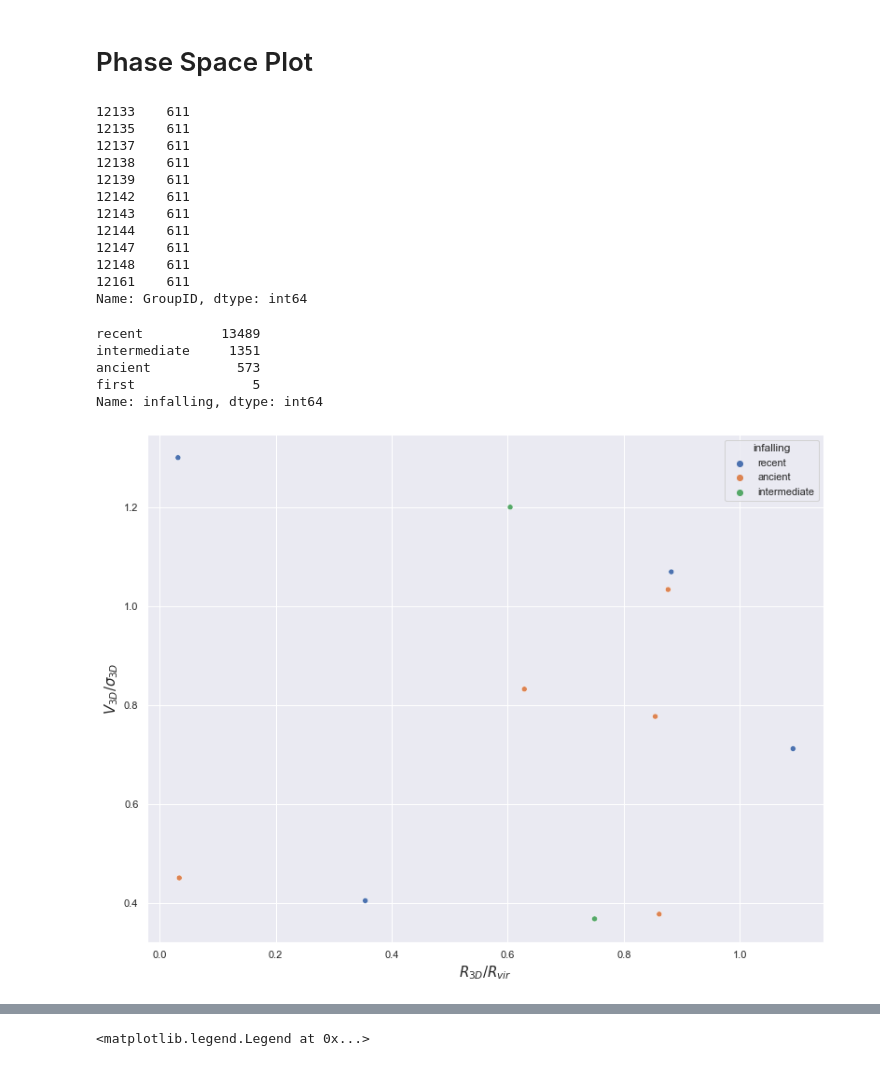
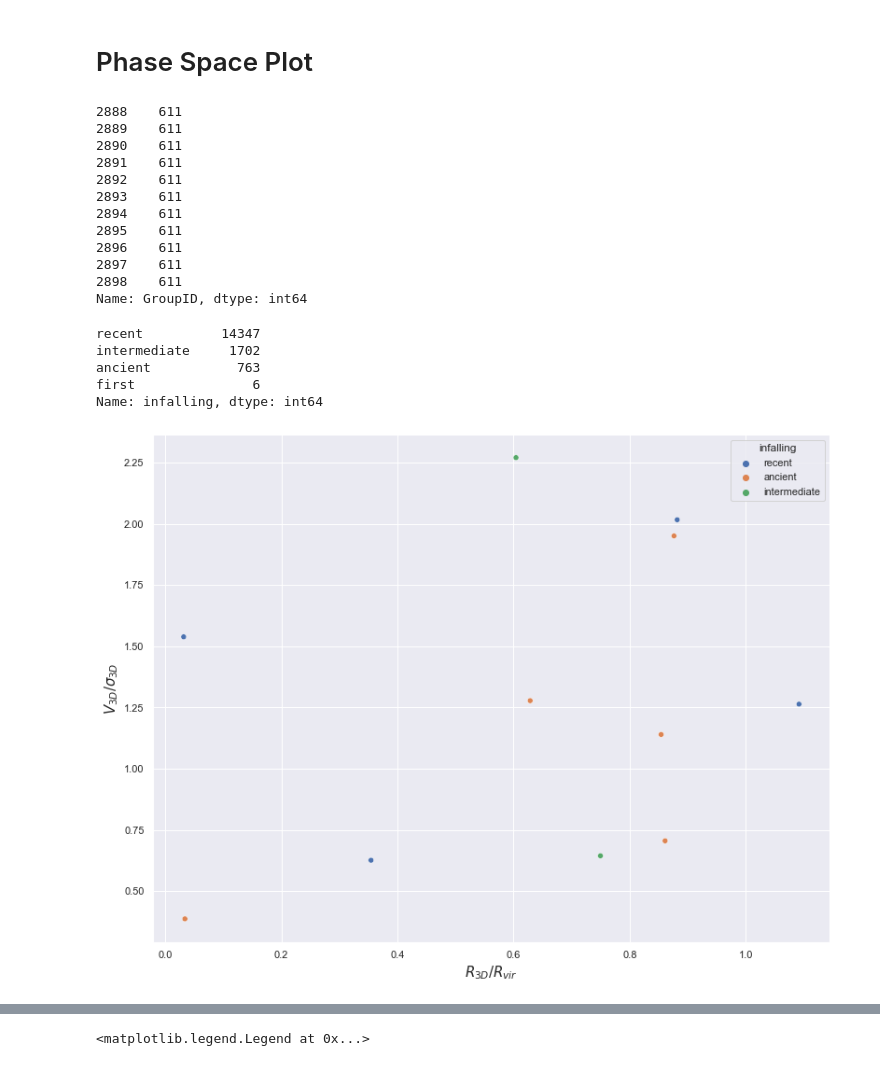
Before and after one commit to halehhajizadeh/Galaxy-Clusters, a Jupyter notebook: visualizing_data.ipynb, the cells around one changed output, grey strips where cells are left out. Drawn from its saved outputs; the diff is of its cells as text; code cells hidden in the pictures.

```diff
--- a/visualizing_data.ipynb
+++ b/visualizing_data.ipynb
@@ -77,5 +73,5 @@ dataset.to_csv('dataset.csv')
 # %% [markdown]
 # Phase Space Plot
 # %%
-path = './dataset.csv'
+path = './dataset_without0.csv'
 dataset = pd.read_csv(path)
@@ -84,47 +78,45 @@ dataset = dataset[dataset['t(Myr)[col2]'] != 0]
 # %%
-dataset = dataset[dataset['rank'] != 3]
+# dataset = dataset[dataset['rank'] != 3]
 # %%
 dataset_gID = dataset.groupby('GroupID')
 # %%
 dataset['GroupID'].loc[dataset['GroupSize'] == 242]
 # %% [output]
-12133    611
-12135    611
-12137    611
-12138    611
-12139    611
-12142    611
-12143    611
-12144    611
-12147    611
-12148    611
-12161    611
+2888    611
+2889    611
+2890    611
+2891    611
+2892    611
+2893    611
+2894    611
+2895    611
+2896    611
+2897    611
+2898    611
 Name: GroupID, dtype: int64
 # %%
 group = dataset_gID.get_group(611)
 # %%
 dataset['infalling'].value_counts()
 # %% [output]
-recent          13489
-intermediate     1351
-ancient           573
-first               5
+recent          14347
+intermediate     1702
+ancient           763
+first               6
 Name: infalling, dtype: int64
 # %%
 x = group['offset']
-y = group['velgal']/group['sigma']
-
-# colors = {'first':"blue", 'recent':"green", 'intermediate':"orange", 'ancient':"red"}
+y = group['vel_vz']/group['sigma_vz']
 
 df = pd.DataFrame(dict(x = x, y = y, infalling = group['infalling']))
 sns.set(rc = {'figure.figsize':(13,10)})
 ax = sns.scatterplot('x', 'y', data=df, hue='infalling')
 ax.set_xlabel("$R_{3D} / R_{vir}$", fontsize = 15)
 ax.set_ylabel("$V_{3D} / \sigma_{3D}$", fontsize = 15)
 
 plt.show()
 # %% [output]
-[figure, old version]
+[figure, new version]
 # %%
 SI = dataset[dataset['category'] == 'S-I']
 SII = dataset[dataset['category'] == 'S-II']
```
Also changed, not shown: parts of 21 cells of this notebook, 1 other file.
